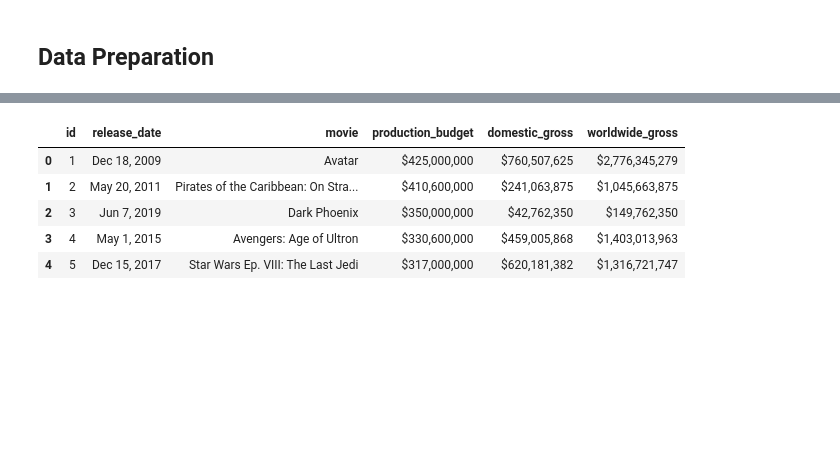
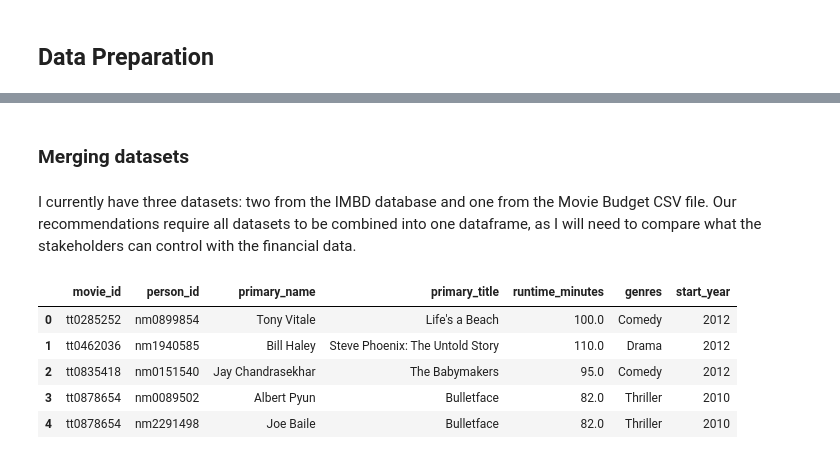
Before and after one commit to johnlocke333/movie_analysis, a Jupyter notebook: notebook.ipynb, the cells around one changed output, grey strips where cells are left out. Drawn from its saved outputs; the diff is of its cells as text; code cells hidden in the pictures; blank space fills up the shorter version.

```diff
--- a/notebook.ipynb
+++ b/notebook.ipynb
@@ -56,14 +102,16 @@ director_df.head()
+# %% [markdown]
+### Merging datasets
+# %% [markdown]
+I currently have three datasets: two from the IMBD database and one from the Movie Budget CSV file. Our recommendations require all datasets to be combined into one dataframe, as I will need to compare what the stakeholders can control with the financial data.
 # %%
 director_movie_df = director_df.merge(imdb_df, on='movie_id', how = 'inner')
+director_movie_df.head()
+# %% [output]
+|  | movie_id | person_id | primary_name | primary_title | runtime_minutes | genres | start_year |
+| 0 | tt0285252 | nm0899854 | Tony Vitale | Life's a Beach | 100.0 | Comedy | 2012 |
+| 1 | tt0462036 | nm1940585 | Bill Haley | Steve Phoenix: The Untold Story | 110.0 | Drama | 2012 |
+| 2 | tt0835418 | nm0151540 | Jay Chandrasekhar | The Babymakers | 95.0 | Comedy | 2012 |
+| 3 | tt0878654 | nm0089502 | Albert Pyun | Bulletface | 82.0 | Thriller | 2010 |
+| 4 | tt0878654 | nm2291498 | Joe Baile | Bulletface | 82.0 | Thriller | 2010 |
-# %%
-tn_df = pd.read_csv('data/tn.movie_budgets.csv.gz')
-tn_df.head()
-# %% [output]
-|  | id | release_date | movie | production_budget | domestic_gross | worldwide_gross |
-| 0 | 1 | Dec 18, 2009 | Avatar | $425,000,000 | $760,507,625 | $2,776,345,279 |
-| 1 | 2 | May 20, 2011 | Pirates of the Caribbean: On Stra... | $410,600,000 | $241,063,875 | $1,045,663,875 |
-| 2 | 3 | Jun 7, 2019 | Dark Phoenix | $350,000,000 | $42,762,350 | $149,762,350 |
-| 3 | 4 | May 1, 2015 | Avengers: Age of Ultron | $330,600,000 | $459,005,868 | $1,403,013,963 |
-| 4 | 5 | Dec 15, 2017 | Star Wars Ep. VIII: The Last Jedi | $317,000,000 | $620,181,382 | $1,316,721,747 |
 # %%
 tn_df['movie'] = tn_df['movie'].apply(lambda x: x.lower())
```
Also changed, not shown: parts of 77 cells of this notebook.
